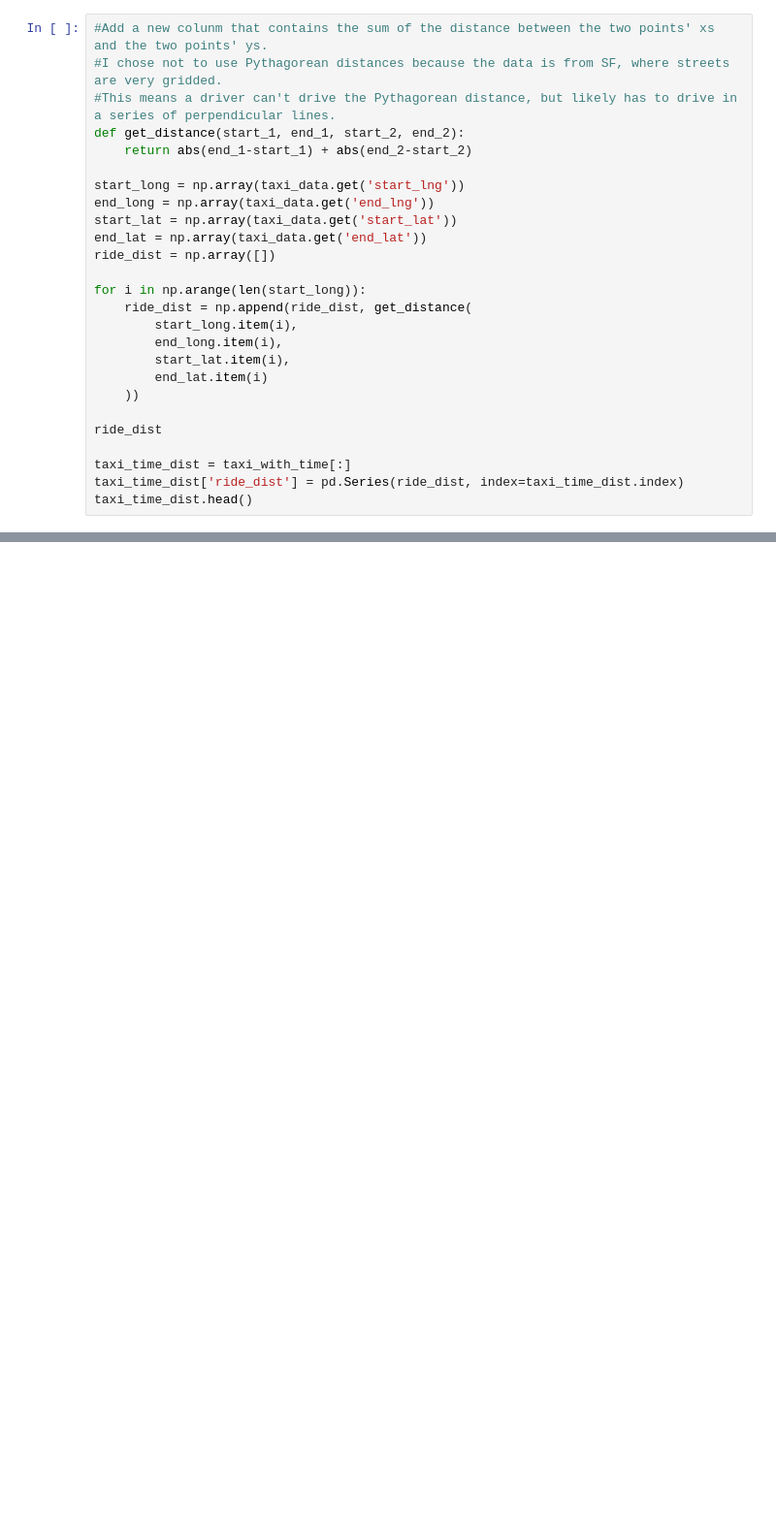
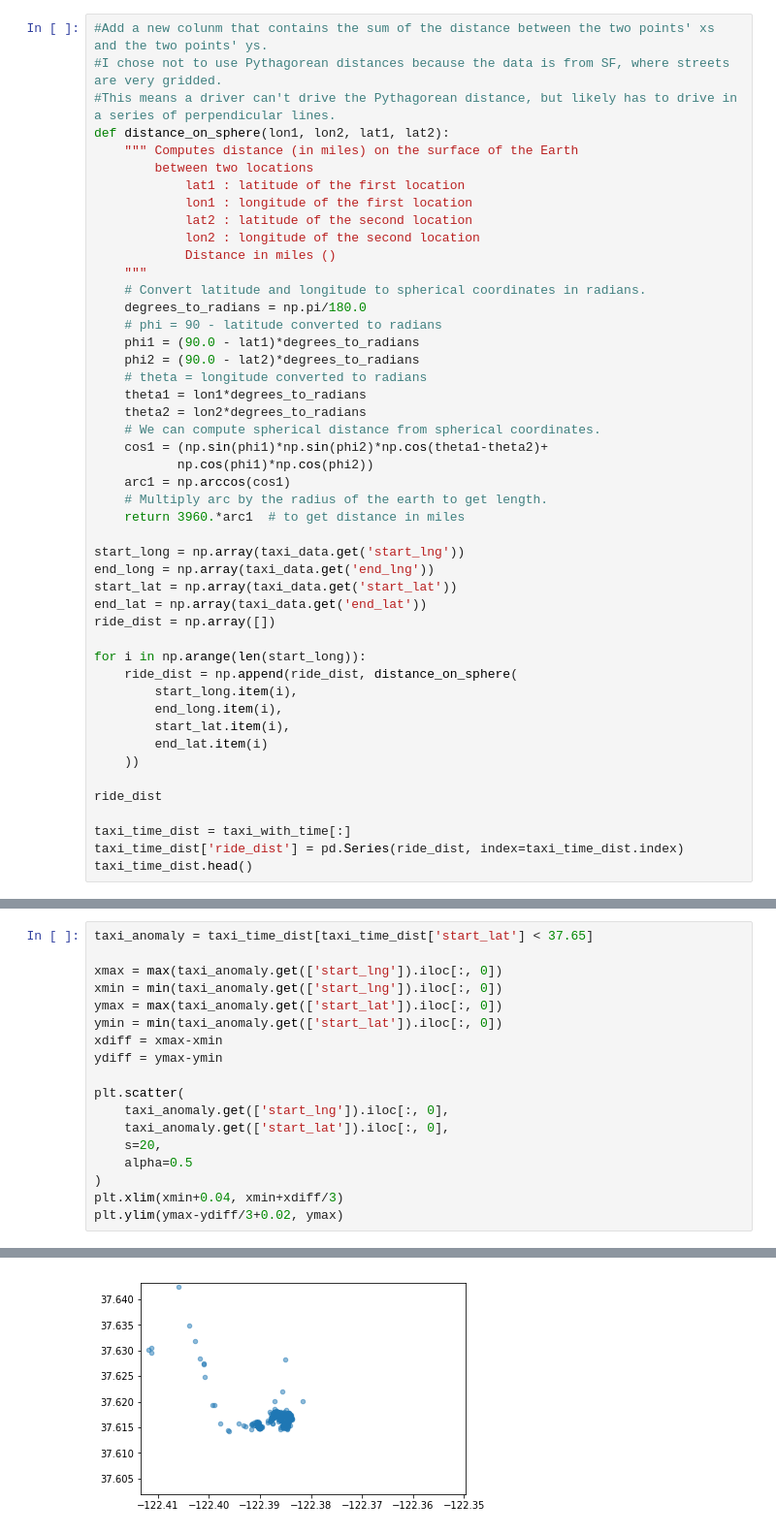
Before and after one commit to aurumkathuria/Taxi-Fare-ML-Project, a Jupyter notebook: Taxi Fare Project.ipynb, the cells around one changed output, grey strips where cells are left out. Shown: that part at 97% size. Saved outputs shown, nothing was run; the diff lists cells and outputs as text; blank space fills up the shorter version.

```diff
--- a/Taxi Fare Project.ipynb
+++ b/Taxi Fare Project.ipynb
@@ -107,8 +118,29 @@ See the caveats in the documentation: http://pandas.pydata.org/pandas-docs/stabl
 #Add a new colunm that contains the sum of the distance between the two points' xs and the two points' ys.
 #I chose not to use Pythagorean distances because the data is from SF, where streets are very gridded.
 #This means a driver can't drive the Pythagorean distance, but likely has to drive in a series of perpendicular lines.
-def get_distance(start_1, end_1, start_2, end_2):
-    return abs(end_1-start_1) + abs(end_2-start_2)
+def distance_on_sphere(lon1, lon2, lat1, lat2):
+    """ Computes distance (in miles) on the surface of the Earth
+        between two locations
+            lat1 : latitude of the first location
+            lon1 : longitude of the first location
+            lat2 : latitude of the second location
+            lon2 : longitude of the second location
+            Distance in miles ()
+    """
+    # Convert latitude and longitude to spherical coordinates in radians.
+    degrees_to_radians = np.pi/180.0
+    # phi = 90 - latitude converted to radians
+    phi1 = (90.0 - lat1)*degrees_to_radians
+    phi2 = (90.0 - lat2)*degrees_to_radians
+    # theta = longitude converted to radians
+    theta1 = lon1*degrees_to_radians
+    theta2 = lon2*degrees_to_radians
+    # We can compute spherical distance from spherical coordinates.
+    cos1 = (np.sin(phi1)*np.sin(phi2)*np.cos(theta1-theta2)+
+           np.cos(phi1)*np.cos(phi2))
+    arc1 = np.arccos(cos1)
+    # Multiply arc by the radius of the earth to get length.
+    return 3960.*arc1  # to get distance in miles
 
 start_long = np.array(taxi_data.get('start_lng'))
 end_long = np.array(taxi_data.get('end_lng'))
@@ -117,7 +149,7 @@ end_lat = np.array(taxi_data.get('end_lat'))
 ride_dist = np.array([])
 
 for i in np.arange(len(start_long)):
-    ride_dist = np.append(ride_dist, get_distance(
+    ride_dist = np.append(ride_dist, distance_on_sphere(
         start_long.item(i),
         end_long.item(i),
         start_lat.item(i),
@@ -142,0 +210,19 @@ See the caveats in the documentation: http://pandas.pydata.org/pandas-docs/stabl
+# %%
+taxi_anomaly = taxi_time_dist[taxi_time_dist['start_lat'] < 37.65]
+
+xmax = max(taxi_anomaly.get(['start_lng']).iloc[:, 0])
+xmin = min(taxi_anomaly.get(['start_lng']).iloc[:, 0])
+ymax = max(taxi_anomaly.get(['start_lat']).iloc[:, 0])
+ymin = min(taxi_anomaly.get(['start_lat']).iloc[:, 0])
+xdiff = xmax-xmin
+ydiff = ymax-ymin
+
+plt.scatter(
+    taxi_anomaly.get(['start_lng']).iloc[:, 0],
+    taxi_anomaly.get(['start_lat']).iloc[:, 0],
+    s=20,
+    alpha=0.5
+)
+plt.xlim(xmin+0.04, xmin+xdiff/3)
+plt.ylim(ymax-ydiff/3+0.02, ymax)
+# %% [output]
@@ -142,0 +230 @@ See the caveats in the documentation: http://pandas.pydata.org/pandas-docs/stabl
+[figure, added]
```
Also changed, not shown: parts of 22 cells of this notebook.
